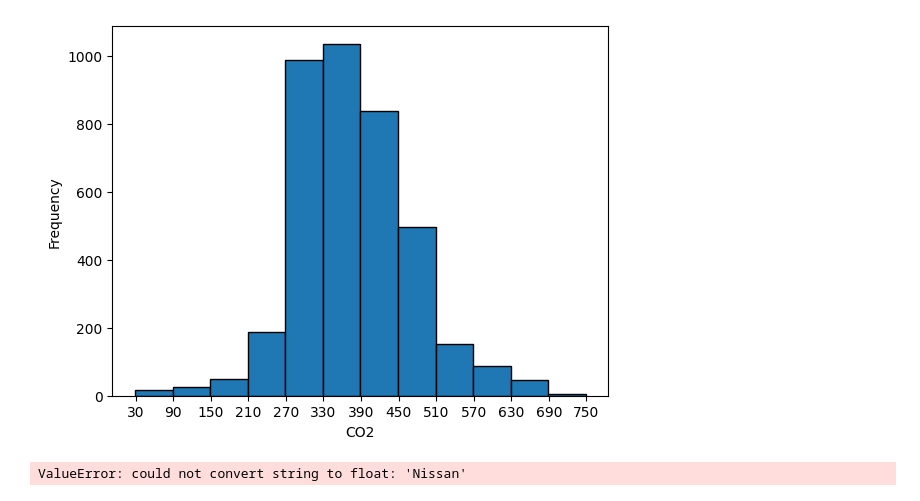
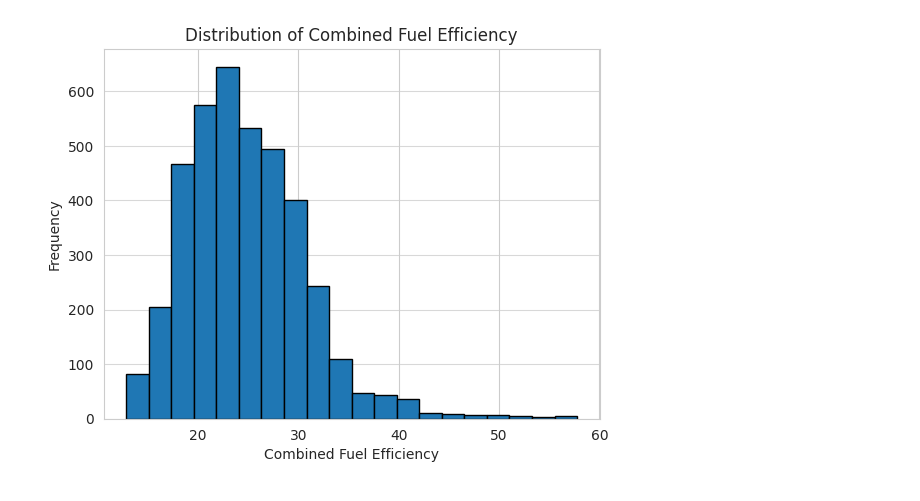
Before and after one commit to Mwangi-dan/machine_learning, a Jupyter notebook: Project_Plotting.ipynb, the cells around one changed output. Cells and saved outputs as stored; diff of their text form; code cells hidden in the pictures.

```diff
--- a/Project_Plotting.ipynb
+++ b/Project_Plotting.ipynb
@@ -18,9 +19,0 @@ fuel_econ.head()
-# %%
-binwidth = 60
-plt.hist(fuel_econ.co2, edgecolor="black", bins=range(min(fuel_econ.co2), max(fuel_econ.co2) + binwidth, binwidth))
-plt.xticks(range(30, max(fuel_econ.co2) + binwidth, binwidth))
-plt.xlabel("CO2")
-plt.ylabel("Frequency")
-plt.show()
-# %% [output]
-[figure, removed]
@@ -38,6 +20,9 @@ plt.show()
-# %%
-sns.heatmap(fuel_econ.corr(), cmap="RdBu")
-plt.xticks(rotation=45, ha='right')
-plt.show()
-# %% [output]
-ValueError: could not convert string to float: 'Nissan'
+# %%
+plt.hist(fuel_econ['comb'], bins=20, edgecolor='black')
+plt.xlabel('Combined Fuel Efficiency')
+plt.ylabel('Frequency')
+plt.title('Distribution of Combined Fuel Efficiency')
+plt.grid(axis='y', alpha=0.75)
+plt.show()
+# %% [output]
+[figure, added]
```
Also changed, not shown: parts of 8 cells of this notebook.
